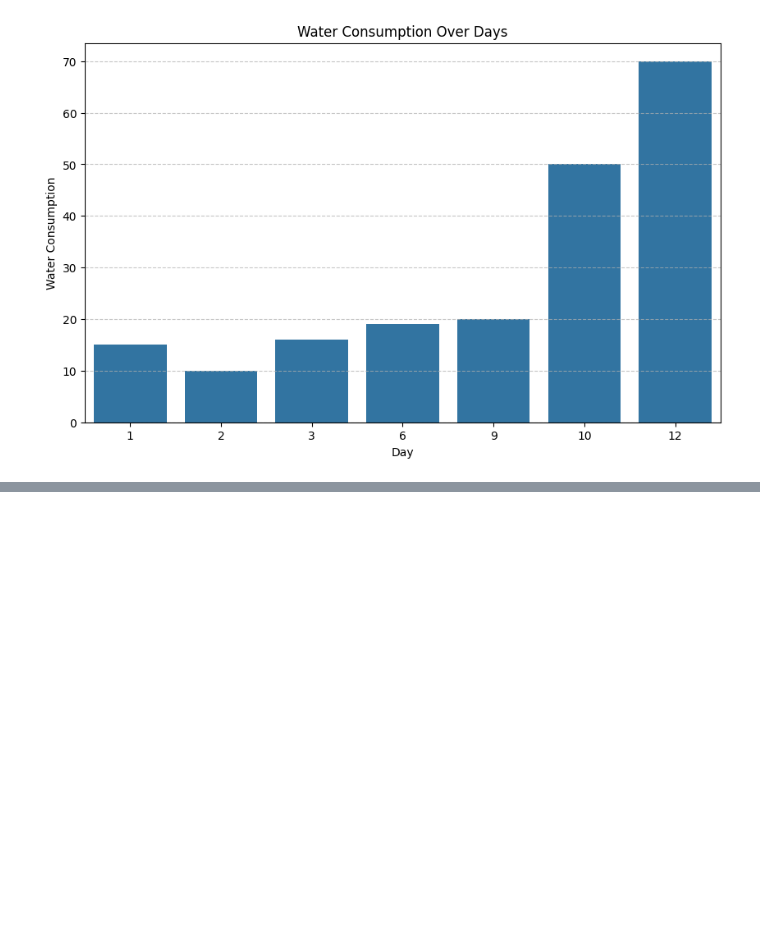
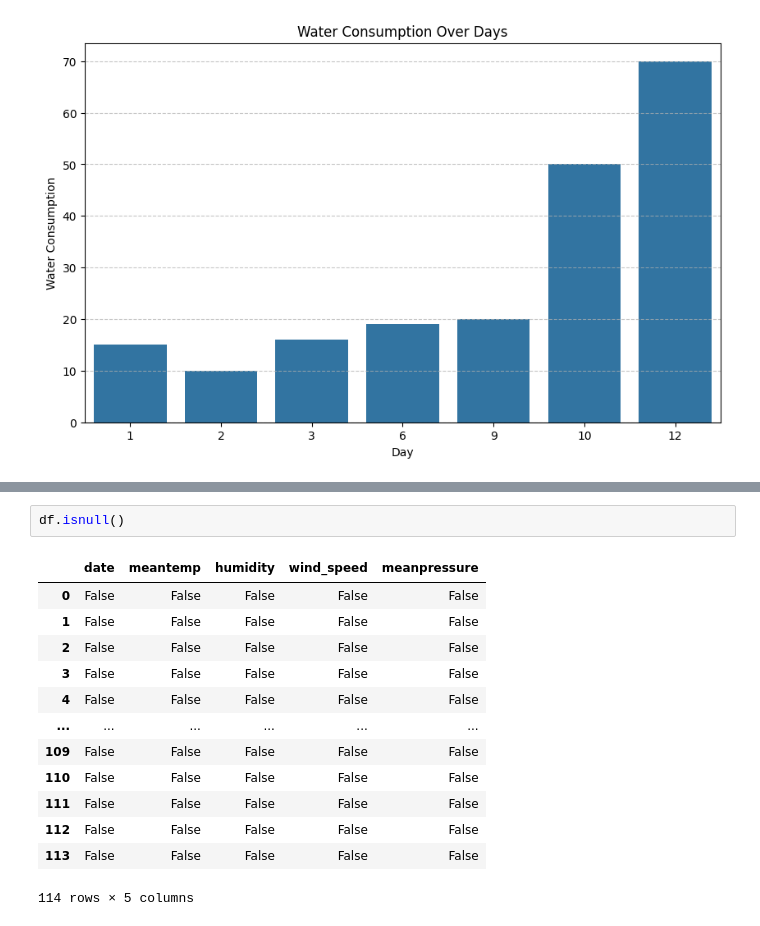
Before and after one commit to Akhila06-123/Data-Analytics, a Jupyter notebook: predictive_analysis.ipynb, the cells around one changed output, grey strips where cells are left out. Drawn from its saved outputs; the diff is of its cells as text; blank space fills up the shorter version.

```diff
--- a/predictive_analysis.ipynb
+++ b/predictive_analysis.ipynb
@@ -57,0 +100,16 @@ plt.show()
+# %%
+df.isnull()
+# %% [output]
+|  | date | meantemp | humidity | wind_speed | meanpressure |
+| 0 | False | False | False | False | False |
+| 1 | False | False | False | False | False |
+| 2 | False | False | False | False | False |
+| 3 | False | False | False | False | False |
+| 4 | False | False | False | False | False |
+| ... | ... | ... | ... | ... | ... |
+| 109 | False | False | False | False | False |
+| 110 | False | False | False | False | False |
+| 111 | False | False | False | False | False |
+| 112 | False | False | False | False | False |
+| 113 | False | False | False | False | False |
+114 rows × 5 columns
```
Also changed, not shown: parts of 8 cells of this notebook.
